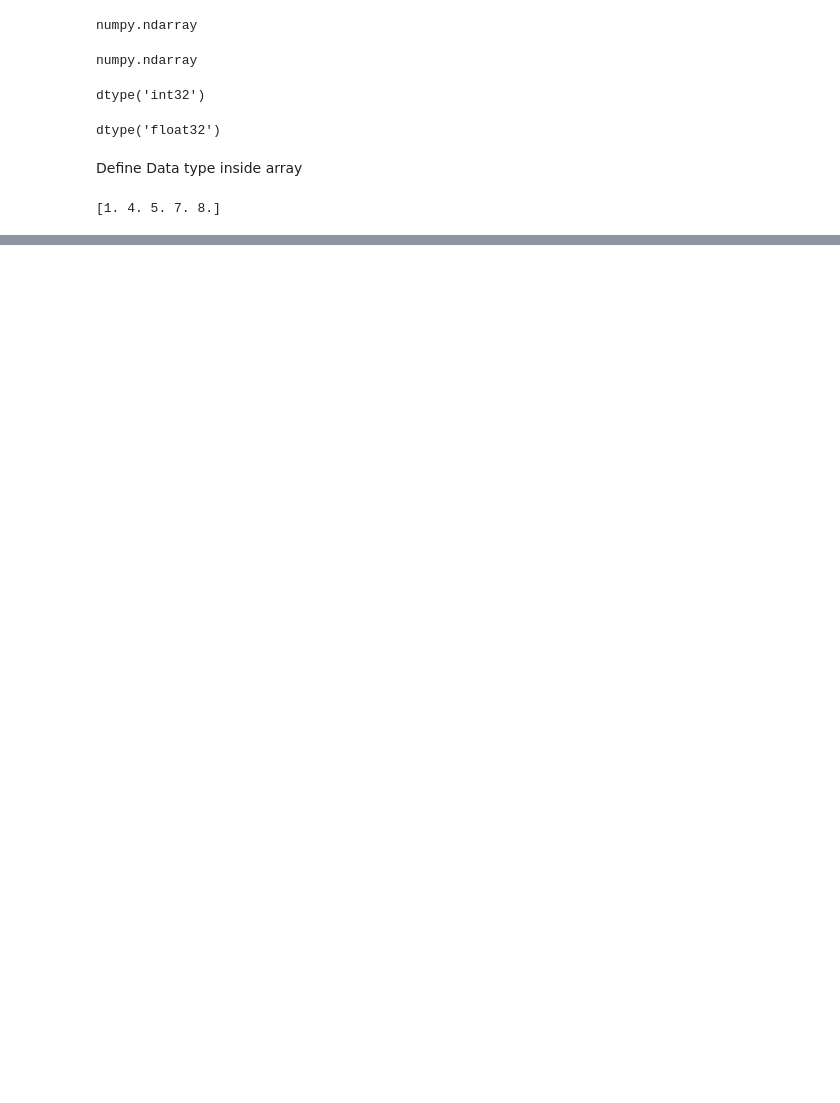
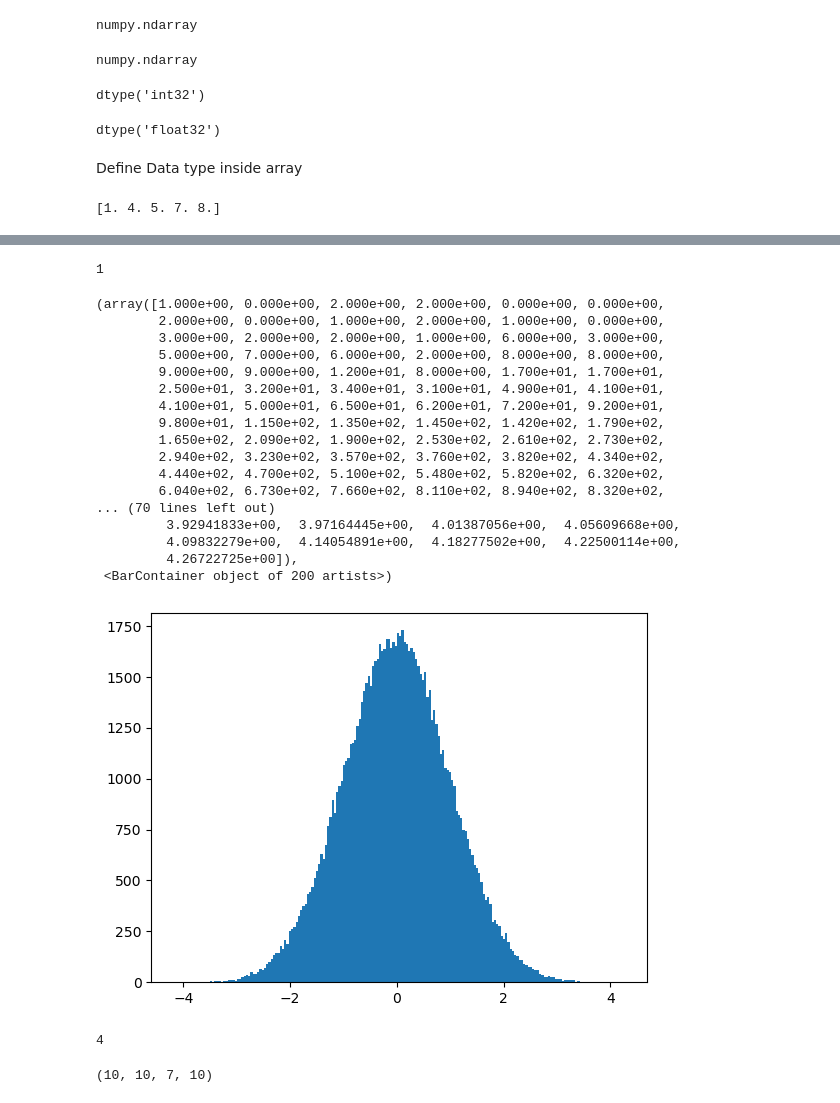
Before and after one commit to AL1Skey/PythonDSFCCCourse, a Jupyter notebook: MasteringPythonDS.ipynb, the cells around one changed output, grey strips where cells are left out. Saved outputs shown, nothing was run; the diff lists cells and outputs as text; code cells hidden in the pictures; blank space fills up the shorter version.

```diff
--- a/MasteringPythonDS.ipynb
+++ b/MasteringPythonDS.ipynb
@@ -38,0 +140,4 @@ b= np.array([1,3,7,1,0],dtype='i')#Make array with integer datatype
+# %%
+a.ndim
+# %% [output]
+1
@@ -38,0 +146,33 @@ b= np.array([1,3,7,1,0],dtype='i')#Make array with integer datatype
+# %%
+a = np.random.randn(100000) #Generate random Normal Distribution Array
+plt.hist(a,bins=200)
+# %% [output]
+(array([1.000e+00, 0.000e+00, 2.000e+00, 2.000e+00, 0.000e+00, 0.000e+00,
+        2.000e+00, 0.000e+00, 1.000e+00, 2.000e+00, 1.000e+00, 0.000e+00,
+        3.000e+00, 2.000e+00, 2.000e+00, 1.000e+00, 6.000e+00, 3.000e+00,
+        5.000e+00, 7.000e+00, 6.000e+00, 2.000e+00, 8.000e+00, 8.000e+00,
+        9.000e+00, 9.000e+00, 1.200e+01, 8.000e+00, 1.700e+01, 1.700e+01,
+        2.500e+01, 3.200e+01, 3.400e+01, 3.100e+01, 4.900e+01, 4.100e+01,
+        4.100e+01, 5.000e+01, 6.500e+01, 6.200e+01, 7.200e+01, 9.200e+01,
+        9.800e+01, 1.150e+02, 1.350e+02, 1.450e+02, 1.420e+02, 1.790e+02,
+        1.650e+02, 2.090e+02, 1.900e+02, 2.530e+02, 2.610e+02, 2.730e+02,
+        2.940e+02, 3.230e+02, 3.570e+02, 3.760e+02, 3.820e+02, 4.340e+02,
+        4.440e+02, 4.700e+02, 5.100e+02, 5.480e+02, 5.820e+02, 6.320e+02,
+        6.040e+02, 6.730e+02, 7.660e+02, 8.110e+02, 8.940e+02, 8.320e+02,
+... (70 lines left out)
+         3.92941833e+00,  3.97164445e+00,  4.01387056e+00,  4.05609668e+00,
+         4.09832279e+00,  4.14054891e+00,  4.18277502e+00,  4.22500114e+00,
+         4.26722725e+00]),
+ <BarContainer object of 200 artists>)
+[figure, added]
+# %%
+c = np.random.rand(10,10,7,10)#Generate 4 dimensional array that have 10
+                                #element on level one,two and four array and
+                                # 7 element on level three array
+c.ndim
+# %% [output]
+4
+# %%
+c.shape
+# %% [output]
+(10, 10, 7, 10)
```
Also changed, not shown: parts of 26 cells of this notebook.
